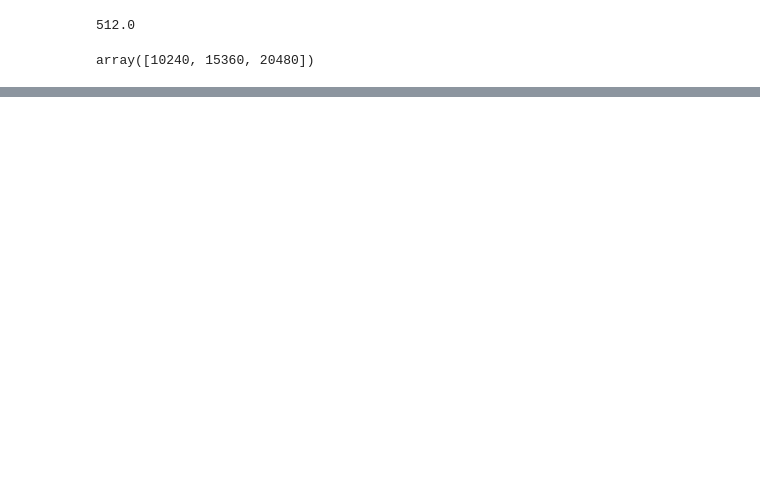
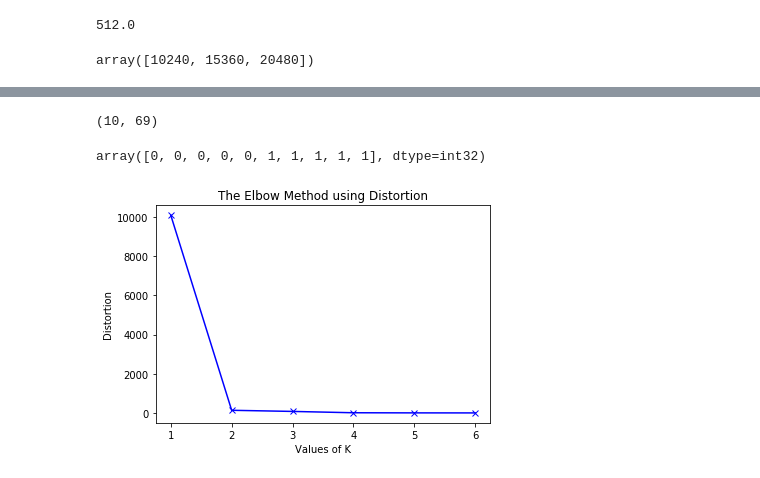
Before and after one commit to ashwinvaswani/Music-from-EEG, a Jupyter notebook: code/notebooks/Music_test.ipynb, the cells around one changed output, grey strips where cells are left out. Cells and saved outputs as stored; diff of their text form; code cells hidden in the pictures; blank space fills up the shorter version.

```diff
--- a/code/notebooks/Music_test.ipynb
+++ b/code/notebooks/Music_test.ipynb
@@ -94,0 +205,4 @@ start_stop_seconds = np.array([11,13])
+# %%
+for i in fname:
+    test = mne.io.read_raw_fif(i)
+    raw_lis.append(test)
@@ -94,0 +227,6 @@ start_stop_seconds = np.array([11,13])
+# %%
+ans_alpha_waves_list = []
+for raw in raw_lis:
+    eeg_data = raw[:][0]
+    temp = make_into_vector_alpha(extract_alphas_all_channels(eeg_data))
+    ans_alpha_waves_list.append(temp)
@@ -94,0 +242,37 @@ start_stop_seconds = np.array([11,13])
+# %%
+X = np.asarray(ans_alpha_waves_list)
+# %%
+X.shape
+# %% [output]
+(10, 69)
+# %%
+kmeans.labels_
+# %% [output]
+array([0, 0, 0, 0, 0, 1, 1, 1, 1, 1], dtype=int32)
+# %%
+distortions = []
+inertias = []
+mapping1 = {}
+mapping2 = {}
+K = range(1,7)
+
+for k in K:
+    #Building and fitting the model
+    kmeanModel = KMeans(n_clusters=k).fit(X)
+    kmeanModel.fit(X)
+
+    distortions.append(sum(np.min(cdist(X, kmeanModel.cluster_centers_,
+                      'euclidean'),axis=1)) / X.shape[0])
+    inertias.append(kmeanModel.inertia_)
+
+    mapping1[k] = sum(np.min(cdist(X, kmeanModel.cluster_centers_,
+                 'euclidean'),axis=1)) / X.shape[0]
+    mapping2[k] = kmeanModel.inertia_
+# %%
+plt.plot(K, distortions, 'bx-')
+plt.xlabel('Values of K')
+plt.ylabel('Distortion')
+plt.title('The Elbow Method using Distortion')
+plt.show()
+# %% [output]
+[figure, added]
```
Also changed, not shown: parts of 27 cells of this notebook.
